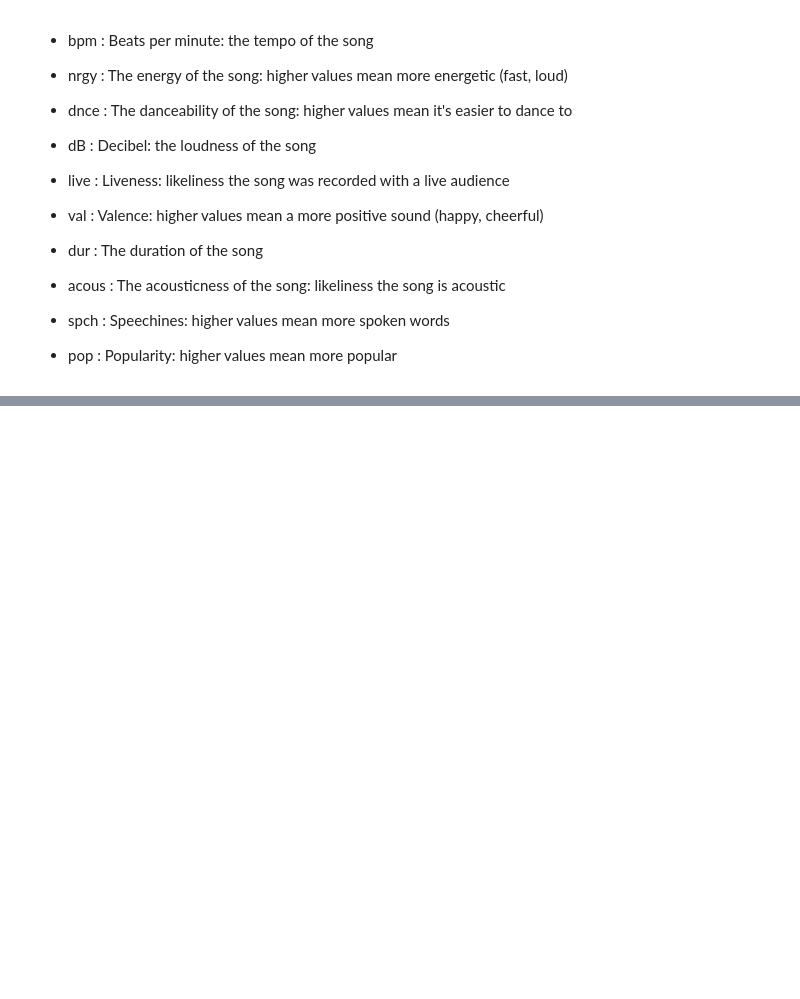
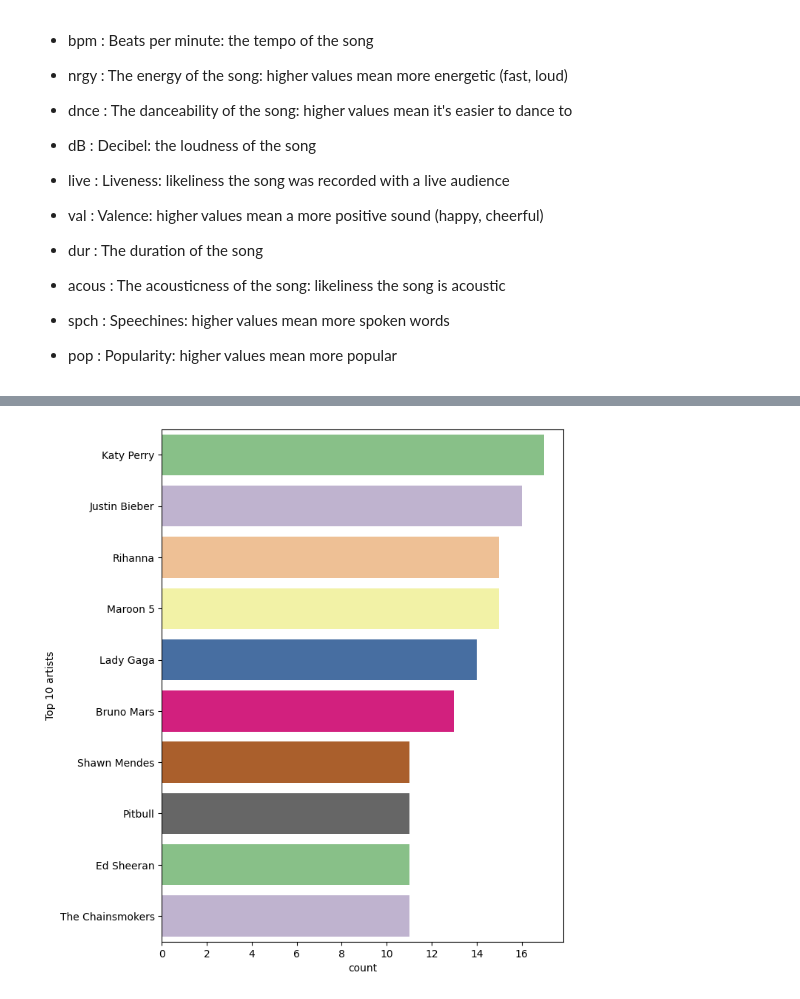
Before and after one commit to Malek-El/mini_projet_GLA, a Jupyter notebook: index.ipynb, the cells around one changed output, grey strips where cells are left out. Cells and saved outputs as stored; diff of their text form; code cells hidden in the pictures; blank space fills up the shorter version.

```diff
--- a/index.ipynb
+++ b/index.ipynb
@@ -115,0 +116,9 @@ top_df
+# %%
+
+filtered_artists = spotify.set_index('title').artist.str.split(', ', expand=True).stack().reset_index(level=1, drop=True)
+plt.figure(figsize=(7,9))
+sns.countplot(y = filtered_artists, order=filtered_artists.value_counts().index[:10],palette=('Accent'))
+plt.ylabel('Top 10 artists')
+plt.show()
+# %% [output]
+[figure, added]
```
Also changed, not shown: parts of 23 cells of this notebook, 5 other files.
